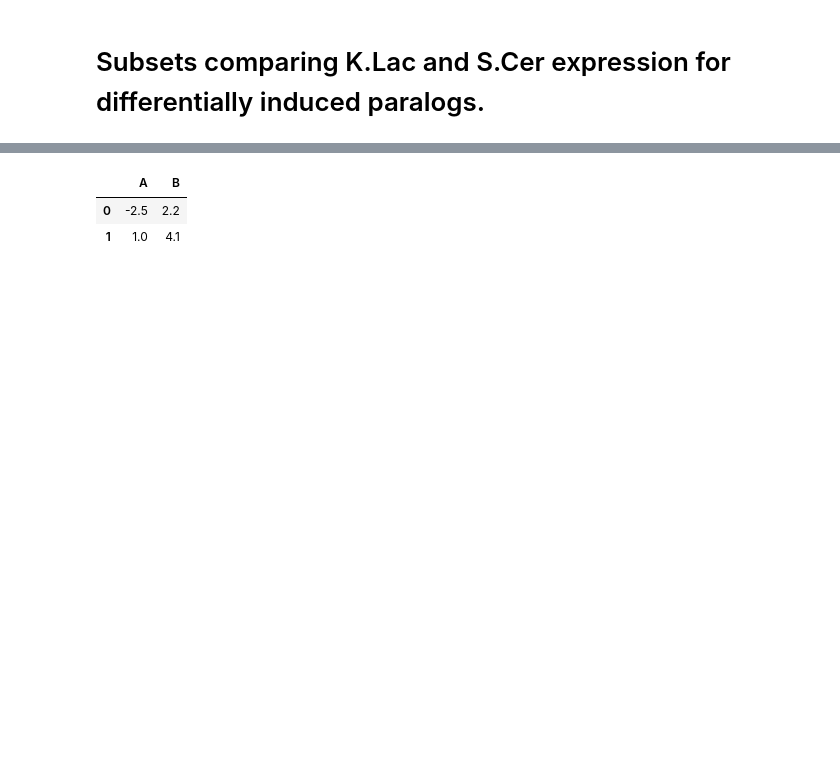
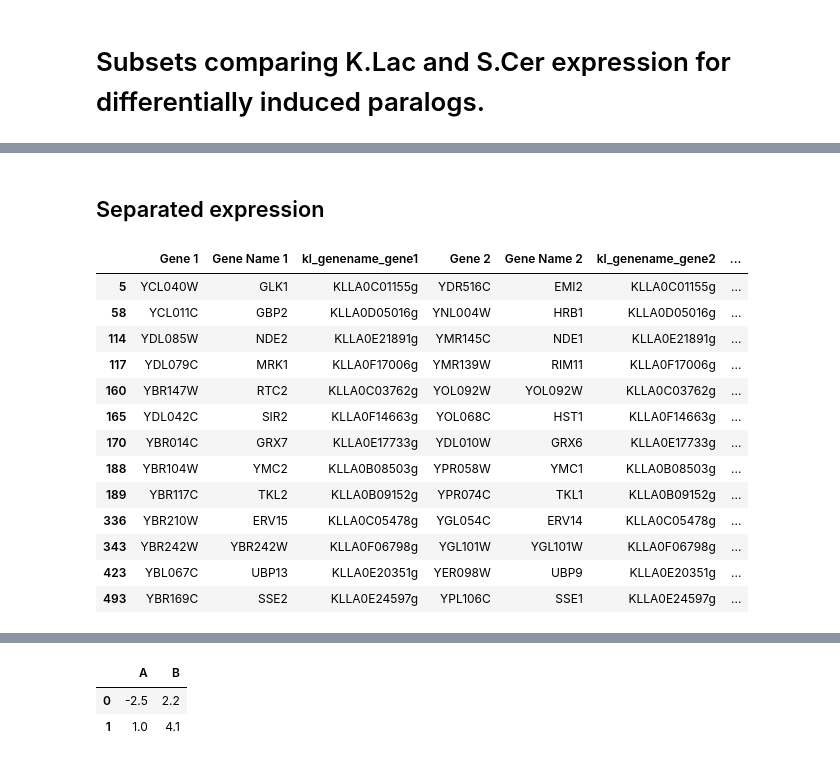
Before and after one commit to heineike02/yeast_esr_expression_analysis, a Jupyter notebook: scripts/20171016_paralog_analysis.ipynb, the cells around one changed output, grey strips where cells are left out. Cells and saved outputs as stored; diff of their text form; code cells hidden in the pictures; blank space fills up the shorter version.

Commit message:
core functions added: SC orf lookup by name, go term enrichment, phylodb name conversion, topology assignment
Lots of changes to paralog analysis and phylogenetic trees scripts as
well.

```diff
--- a/scripts/20171016_paralog_analysis.ipynb
+++ b/scripts/20171016_paralog_analysis.ipynb
@@ -304,26 +344,7 @@ YGL168W	HUR1	-6.738577	1.198944	0.000000
 
 ohnologs_expression_gene1 = pd.merge(ohnologs, kl_sc_PKA_data_paralogs, how = 'inner', left_on = 'Gene 1', right_on = 'sc_genename')
 ohnologs_expression = pd.merge(ohnologs_expression_gene1, kl_sc_PKA_data_paralogs, how = 'inner', left_on = 'Gene 2', right_on = 'sc_genename', suffixes = ['_gene1', '_gene2'])
-
-
-
-#Assign sc threshold groups
-high_threshold_SC = 2.0
-low_threshold_SC = -high_threshold_SC
-ohnologs_expression = ohnologs_expression.assign(threshold_group_SC = lambda x: io_library.threshold_group_SC_series(x.log2FoldChange_SC_gene1,x.log2FoldChange_SC_gene2,high_threshold_SC, low_threshold_SC))
-
-#Assign kl threshold groups
-high_threshold_KL = high_threshold_SC
-low_threshold_KL = low_threshold_SC
-ohnologs_expression = ohnologs_expression.assign(threshold_group_KL = lambda x: io_library.threshold_group_KL_series(x.log2FoldChange_KL_gene1, high_threshold_KL, low_threshold_KL))
-
-
-
-#filter to genes with separated expression
-foldchange_separation = 3.5
-
-ohnologs_expression_separated = ohnologs_expression[abs(ohnologs_expression['log2FoldChange_SC_gene1'] - ohnologs_expression['log2FoldChange_SC_gene2']) > foldchange_separation]
-
-columns_to_view = ['Gene 1', 'Gene Name 1', 'kl_genename_gene1', 'Gene 2', 'Gene Name 2', 'kl_genename_gene2', 'log2FoldChange_SC_gene1', 'log2FoldChange_SC_gene2', 'threshold_group_SC','log2FoldChange_KL_gene1','threshold_group_KL']
-
-ohnologs_expression_separated[columns_to_view]
+#Drop Gene 1 and Gene 2 columns
+ohnologs_expression.drop(['Gene 1', 'Gene 2'], axis = 1, inplace = True)
+#Rename Gene Name 1 and Gene Name 2 columns
+ohnologs_expression.rename(columns = {'Gene Name 1':'SC_common_name_YGOB_gene1','Gene Name 2':'SC_common_name_YGOB_gene2'}, inplace = True)
@@ -348,0 +351,6 @@ ohnologs_expression_separated[columns_to_view]
+# %%
+YGOB_common_name = ohnologs_expression[ohnologs_expression['SC_common_name_gene1'].isnull()].copy()['SC_common_name_YGOB_gene1']
+print('There are {} genes in the gene1 column that have no common name from SGD. Overwriting with YGOB common name'.format(len(YGOB_common_name)))
+print(YGOB_common_name)
+ohnologs_expression.loc[YGOB_common_name.index,'SC_common_name_gene1']=list(YGOB_common_name)
+ohnologs_expression[ohnologs_expression['SC_common_name_gene1'].isnull()]
@@ -450,0 +902,2 @@ py.iplot(fig, filename='paralog_expression_groups_kl_exp')
+# %% [markdown]
+## Separated expression
@@ -450,0 +914,19 @@ py.iplot(fig, filename='paralog_expression_groups_kl_exp')
+# %%
+genes = ['YBL067C', 'YBR014C', 'YBR104W', 'YBR117C', 'YBR147W', 'YBR169C', 'YBR210W', 'YBR242W', 'YBR284W', 'YCL011C', 'YCL040W', 'YDL042C', 'YDL079C', 'YDL085W']
+#ohnologs_expression_separated[((ohnologs_expression_separated['SC_common_name_gene1'].isin(genes)) | (ohnologs_expression_separated['SC_common_name_gene2'].isin(genes)))]
+ohnologs_expression[((ohnologs_expression['Gene 1'].isin(genes)) | (ohnologs_expression['Gene 2'].isin(genes)))].loc[:,columns_to_view]
+# %% [output]
+|  | Gene 1 | Gene Name 1 | kl_genename_gene1 | Gene 2 | Gene Name 2 | kl_genename_gene2 | ... |
+| 5 | YCL040W | GLK1 | KLLA0C01155g | YDR516C | EMI2 | KLLA0C01155g | ... |
+| 58 | YCL011C | GBP2 | KLLA0D05016g | YNL004W | HRB1 | KLLA0D05016g | ... |
+| 114 | YDL085W | NDE2 | KLLA0E21891g | YMR145C | NDE1 | KLLA0E21891g | ... |
+| 117 | YDL079C | MRK1 | KLLA0F17006g | YMR139W | RIM11 | KLLA0F17006g | ... |
+| 160 | YBR147W | RTC2 | KLLA0C03762g | YOL092W | YOL092W | KLLA0C03762g | ... |
+| 165 | YDL042C | SIR2 | KLLA0F14663g | YOL068C | HST1 | KLLA0F14663g | ... |
+| 170 | YBR014C | GRX7 | KLLA0E17733g | YDL010W | GRX6 | KLLA0E17733g | ... |
+| 188 | YBR104W | YMC2 | KLLA0B08503g | YPR058W | YMC1 | KLLA0B08503g | ... |
+| 189 | YBR117C | TKL2 | KLLA0B09152g | YPR074C | TKL1 | KLLA0B09152g | ... |
+| 336 | YBR210W | ERV15 | KLLA0C05478g | YGL054C | ERV14 | KLLA0C05478g | ... |
+| 343 | YBR242W | YBR242W | KLLA0F06798g | YGL101W | YGL101W | KLLA0F06798g | ... |
+| 423 | YBL067C | UBP13 | KLLA0E20351g | YER098W | UBP9 | KLLA0E20351g | ... |
+| 493 | YBR169C | SSE2 | KLLA0E24597g | YPL106C | SSE1 | KLLA0E24597g | ... |
```
Also changed, not shown: parts of 39 cells of this notebook, 6 other files.
